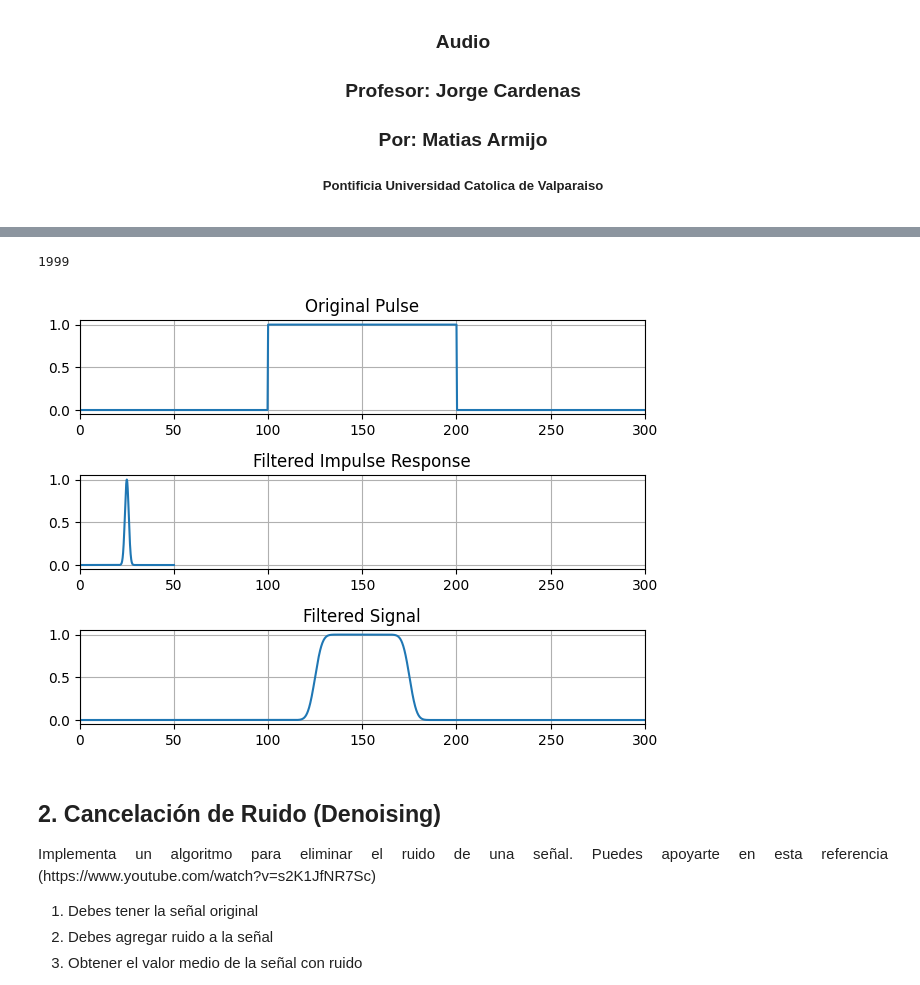
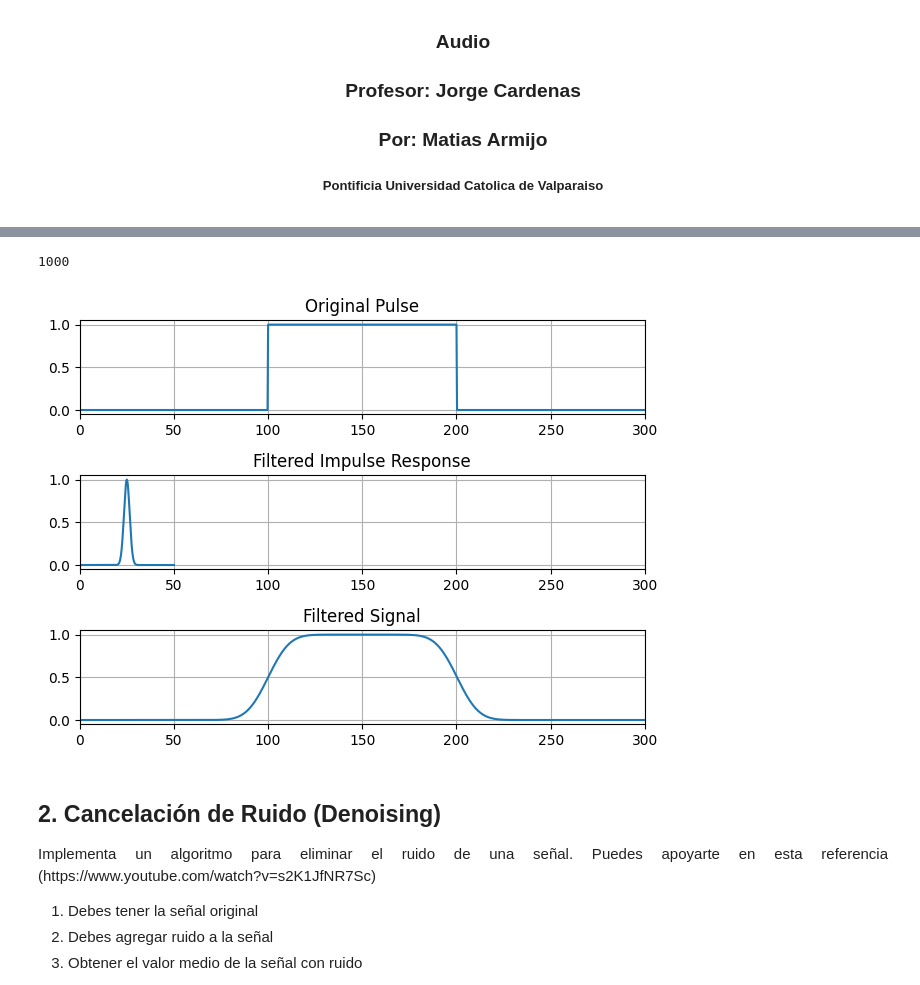
Before and after one commit to MatiasArmijo/Actividades-EIE-401-Matias-Armijo, a Jupyter notebook: actividad-4/Actividad_4_ArmijoMatias_ID.ipynb, the cells around one changed output, grey strips where cells are left out. Saved outputs shown, nothing was run; the diff lists cells and outputs as text; code cells hidden in the pictures.

```diff
--- a/actividad-4/Actividad_4_ArmijoMatias_ID.ipynb
+++ b/actividad-4/Actividad_4_ArmijoMatias_ID.ipynb
@@ -38,10 +38,8 @@ def impulse_filter_response(t, mu, sigma):
     f = np.exp(-((t - mu) ** 2) / (2 * sigma ** 2)) / (sigma * np.sqrt(2 * np.pi))
     return f/np.max(f)
 
-
 T = 300
 N = 1000
-T2 = 50
 
 # Generar valores de tiempo entre 0 y 300
 t = np.linspace(0, T, N)
@@ -50,39 +48,37 @@ t2 = np.linspace(0,50,N)
 # Original pulse
 pulse = original_pulse(t,150,100)
 
 # Filter impulse response
-h = impulse_filter_response(t2, 25, 1)
-signal_conv = convolve(h,pulse, mode = 'full')
+h = impulse_filter_response(t2, 25, 1.5)
+signal_conv = convolve( pulse, h, mode = 'same')
 
 print(len(signal_conv))
 t3 = np.linspace(0,T,len(signal_conv))
 
 # Graficos
 plt.subplot(3,1,1)
 plt.plot(t,pulse)
 plt.title('Original Pulse')
 plt.grid(True)
 plt.xlim(0,T)
 
 plt.subplot(3,1,2)
 plt.plot(t2,h)
 plt.title('Filtered Impulse Response')
 plt.grid(True)
 plt.xlim(0,T)
 
-
 plt.subplot(3,1,3)
 plt.plot(t3,signal_conv/np.max(signal_conv))
 plt.title('Filtered Signal')
 plt.grid(True)
 plt.xlim(0,T)
 
-
 plt.tight_layout()
 plt.show()
 # %% [output]
-1999
+1000
-[figure, old version]
+[figure, new version]
 # %% [markdown]
 ## 2. Cancelación de Ruido (Denoising)
 <p align="justify">
```
Also changed, not shown: parts of 1 cell of this notebook.
